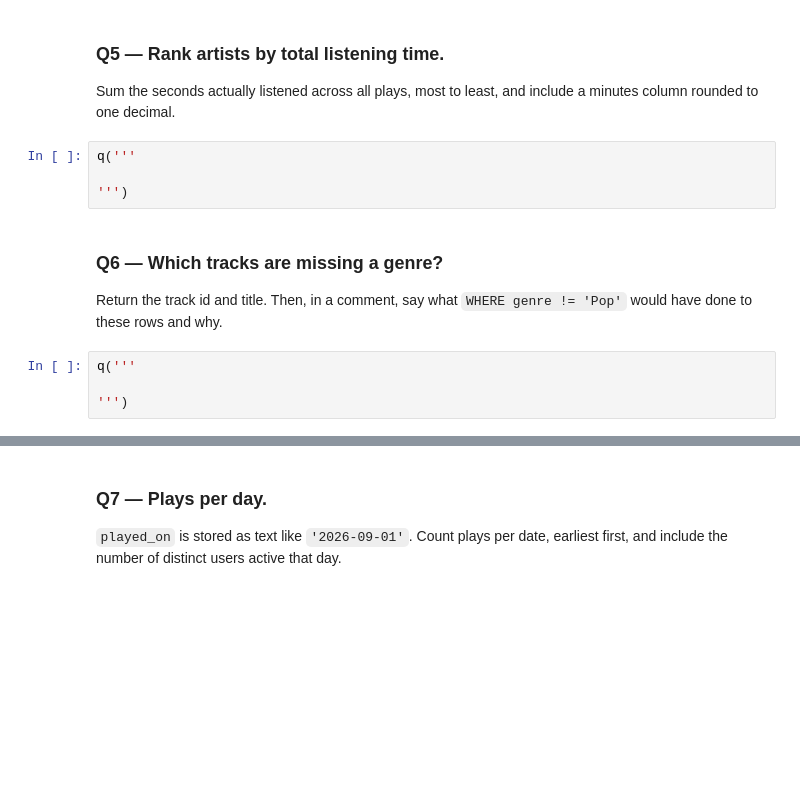
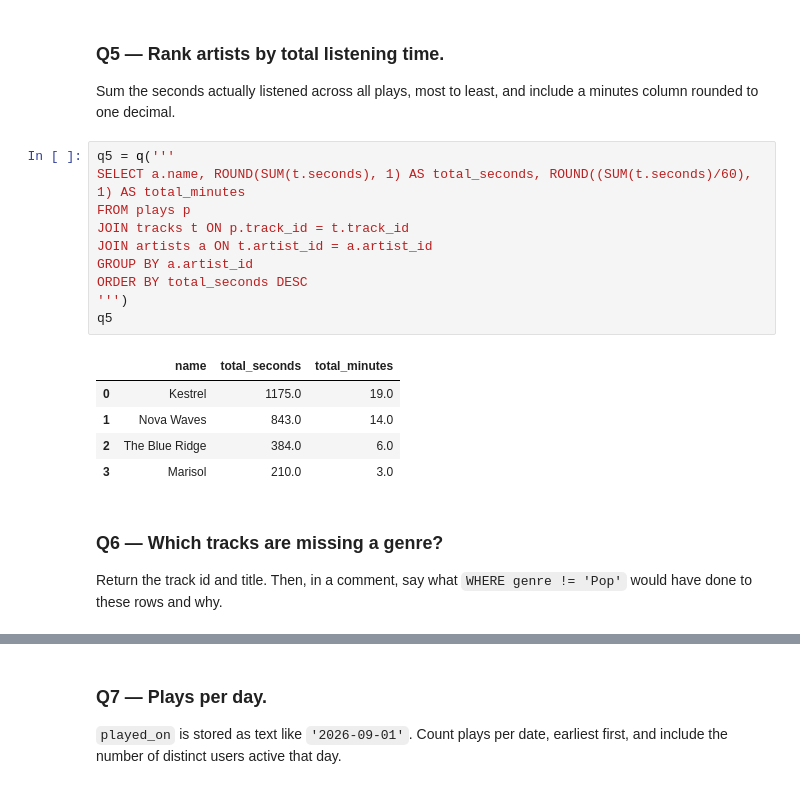
Before and after one commit to derekhatherley/ds2002-fa26, a Jupyter notebook: 2026_09_11_—_SQL_Challenge_Set_—_Lab.ipynb, the cells around one changed output, grey strips where cells are left out. Cells and saved outputs as stored; diff of their text form; blank space fills up the shorter version.

```diff
--- a/2026_09_11_—_SQL_Challenge_Set_—_Lab.ipynb
+++ b/2026_09_11_—_SQL_Challenge_Set_—_Lab.ipynb
@@ -76,15 +125,23 @@ q('''
 ### Q5 — Rank artists by total listening time.
 
 Sum the seconds actually listened across all plays, most to least, and include a minutes column rounded to one decimal.
-# %%
-q('''
-
-''')
+# %%
+q5 = q('''
+SELECT a.name, ROUND(SUM(t.seconds), 1) AS total_seconds, ROUND((SUM(t.seconds)/60), 1) AS total_minutes
+FROM plays p
+JOIN tracks t ON p.track_id = t.track_id
+JOIN artists a ON t.artist_id = a.artist_id
+GROUP BY a.artist_id
+ORDER BY total_seconds DESC
+''')
+q5
+# %% [output]
+|  | name | total_seconds | total_minutes |
+| 0 | Kestrel | 1175.0 | 19.0 |
+| 1 | Nova Waves | 843.0 | 14.0 |
+| 2 | The Blue Ridge | 384.0 | 6.0 |
+| 3 | Marisol | 210.0 | 3.0 |
 # %% [markdown]
 ### Q6 — Which tracks are missing a genre?
 
 Return the track id and title. Then, in a comment, say what `WHERE genre != 'Pop'` would have done to these rows and why.
-# %%
-q('''
-
-''')
```
Also changed, not shown: parts of 15 cells of this notebook.
